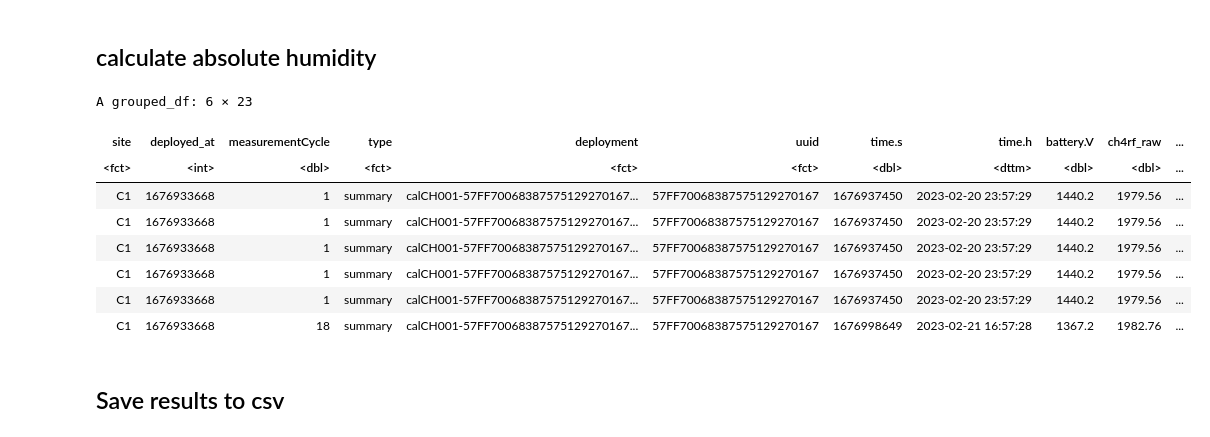
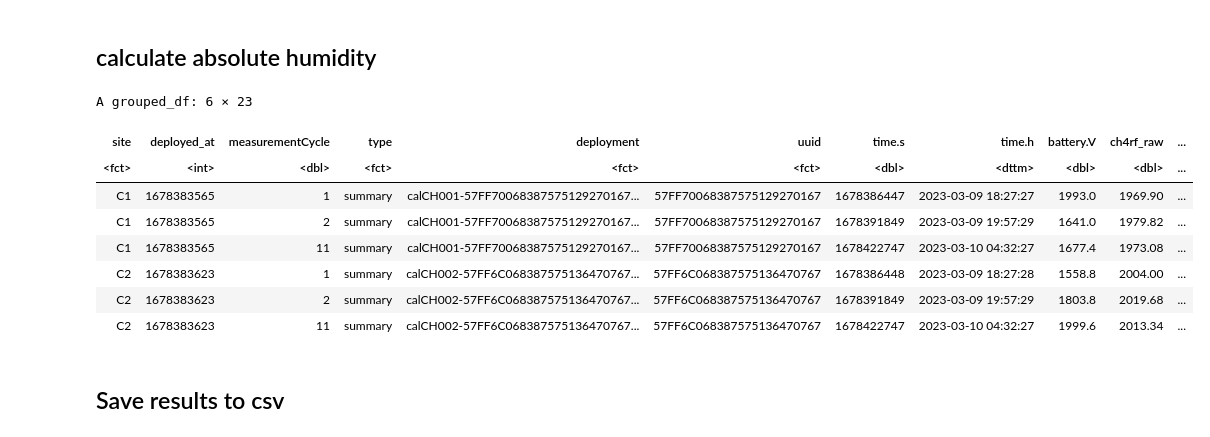
Before and after one commit to rrivirr/SensorDataProcessing, a Jupyter notebook: rriv_methane/methane_calibration_ppm.ipynb, the cells around one changed output. Drawn from its saved outputs; the diff is of its cells as text; code cells hidden in the pictures.

```diff
--- a/rriv_methane/methane_calibration_ppm.ipynb
+++ b/rriv_methane/methane_calibration_ppm.ipynb
@@ -275,7 +352,7 @@ average_ppm_runs<-function(df){
 #                        ch4_ppm=mean(ch4_ppm)
                        relative_hour=relative_hour
                       )
-    return(means)
+    return(unique(means))
 }
 # %%
 # str(sample_data)
@@ -309,39 +386,42 @@ A grouped_df: 360 × 16
 # %% [markdown]
 ## calculate absolute humidity
 # %%
-df<-sampleMeans
-df$dht_K<-df$dht_C+273.15
+sampleMeans<-calcAbsoluteHumidity(sampleMeans)
+head(sampleMeans)
 
-#determine water vapor saturation point (https://www.orslabs.fr/pdf/Humidity%20Equations.pdf)
-P<-1013.25 #millibar, standard pressure ~1 atmosphere
-df$ews_mbar<-(1.0007+3.46*10^-6*P)*6.1121^(17.502*df$dht_C/(240.9+df$dht_C))
-df$ews_kPa<-df$ews_mbar/10
+# df<-sampleMeans
+# df$dht_K<-df$dht_C+273.15
 
-#convert relative humidity to molar PPM (https://www.learnthermo.com/examples/ch02/p-2d-9.php)
-# note: assuming 1 atmosphere, 101.325 kPa, and volume of 1
-df$H2O_mol<-df$dht_RH*df$ews_kPa/101.325
-df$BDA_mol<-1-df$H2O_mol #mass of dry air
+# #determine water vapor saturation point (https://www.orslabs.fr/pdf/Humidity%20Equations.pdf)
+# P<-1013.25 #millibar, standard pressure ~1 atmosphere
+# df$ews_mbar<-(1.0007+3.46*10^-6*P)*6.1121^(17.502*df$dht_C/(240.9+df$dht_C))
+# df$ews_kPa<-df$ews_mbar/10
 
-MW_H2O<-18.01528
-MW_BDA<-28.97
+# #convert relative humidity to molar PPM (https://www.learnthermo.com/examples/ch02/p-2d-9.php)
+# # note: assuming 1 atmosphere, 101.325 kPa, and volume of 1
+# df$H2O_mol<-df$dht_RH*df$ews_kPa/101.325
+# df$BDA_mol<-1-df$H2O_mol #mass of dry air
 
-df$MW_gas<-df$BDA_mol*MW_BDA+df$H2O_mol*MW_H2O
+# MW_H2O<-18.01528
+# MW_BDA<-28.97
+
+# df$MW_gas<-df$BDA_mol*MW_BDA+df$H2O_mol*MW_H2O
 
 
-#vaisala absolute humidity equation (https://www.hatchability.com/Vaisala.pdf)
-C<-2.16679 #gK/J
-# df$aH_gm3<-C*df$PH2O_kPa*(df$dht_RH/100)*1000/(273.15+df$dht_C)
-df$aH_gm3<-C*df$ews_kPa*(df$dht_RH/100)*1000/(273.15+df$dht_C)
+# #vaisala absolute humidity equation (https://www.hatchability.com/Vaisala.pdf)
+# C<-2.16679 #gK/J
+# # df$aH_gm3<-C*df$PH2O_kPa*(df$dht_RH/100)*1000/(273.15+df$dht_C)
+# df$aH_gm3<-C*df$ews_kPa*(df$dht_RH/100)*1000/(273.15+df$dht_C)
 
-head(df)
-sampleMeans<-df
+# head(df)
+# sampleMeans<-df
 # %% [output]
 A grouped_df: 6 × 23
 | site | deployed_at | measurementCycle | type | deployment | uuid | time.s | time.h | battery.V | ch4rf_raw | ... |
 | <fct> | <int> | <dbl> | <fct> | <fct> | <fct> | <dbl> | <dttm> | <dbl> | <dbl> | ... |
-| C1 | 1676933668 | 1 | summary | calCH001-57FF70068387575129270167... | 57FF70068387575129270167 | 1676937450 | 2023-02-20 23:57:29 | 1440.2 | 1979.56 | ... |
-| C1 | 1676933668 | 1 | summary | calCH001-57FF70068387575129270167... | 57FF70068387575129270167 | 1676937450 | 2023-02-20 23:57:29 | 1440.2 | 1979.56 | ... |
-| C1 | 1676933668 | 1 | summary | calCH001-57FF70068387575129270167... | 57FF70068387575129270167 | 1676937450 | 2023-02-20 23:57:29 | 1440.2 | 1979.56 | ... |
-| C1 | 1676933668 | 1 | summary | calCH001-57FF70068387575129270167... | 57FF70068387575129270167 | 1676937450 | 2023-02-20 23:57:29 | 1440.2 | 1979.56 | ... |
-| C1 | 1676933668 | 1 | summary | calCH001-57FF70068387575129270167... | 57FF70068387575129270167 | 1676937450 | 2023-02-20 23:57:29 | 1440.2 | 1979.56 | ... |
-| C1 | 1676933668 | 18 | summary | calCH001-57FF70068387575129270167... | 57FF70068387575129270167 | 1676998649 | 2023-02-21 16:57:28 | 1367.2 | 1982.76 | ... |
+| C1 | 1678383565 | 1 | summary | calCH001-57FF70068387575129270167... | 57FF70068387575129270167 | 1678386447 | 2023-03-09 18:27:27 | 1993.0 | 1969.90 | ... |
+| C1 | 1678383565 | 2 | summary | calCH001-57FF70068387575129270167... | 57FF70068387575129270167 | 1678391849 | 2023-03-09 19:57:29 | 1641.0 | 1979.82 | ... |
+| C1 | 1678383565 | 11 | summary | calCH001-57FF70068387575129270167... | 57FF70068387575129270167 | 1678422747 | 2023-03-10 04:32:27 | 1677.4 | 1973.08 | ... |
+| C2 | 1678383623 | 1 | summary | calCH002-57FF6C068387575136470767... | 57FF6C068387575136470767 | 1678386448 | 2023-03-09 18:27:28 | 1558.8 | 2004.00 | ... |
+| C2 | 1678383623 | 2 | summary | calCH002-57FF6C068387575136470767... | 57FF6C068387575136470767 | 1678391849 | 2023-03-09 19:57:29 | 1803.8 | 2019.68 | ... |
+| C2 | 1678383623 | 11 | summary | calCH002-57FF6C068387575136470767... | 57FF6C068387575136470767 | 1678422747 | 2023-03-10 04:32:27 | 1999.6 | 2013.34 | ... |
```
Also changed, not shown: parts of 58 cells of this notebook, 9 other files.
